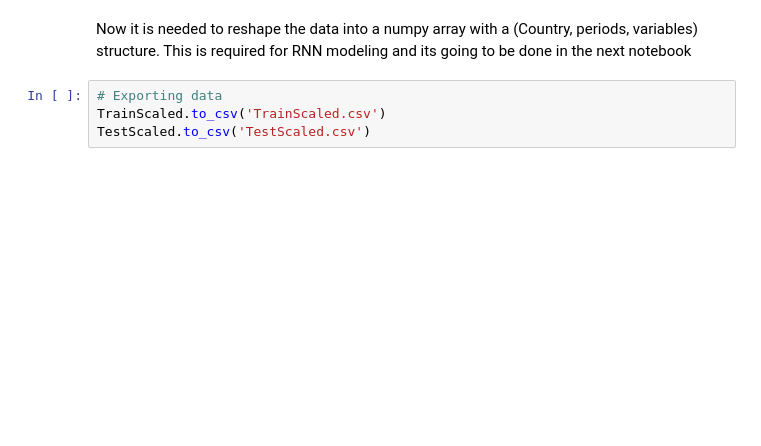
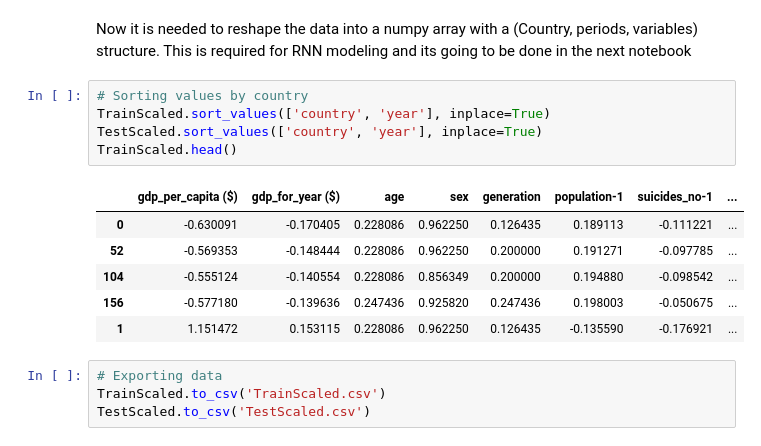
Before and after one commit to j220493/panelDataModelling, a Jupyter notebook: 2. Data Preparation.ipynb, the cells around one changed output. Saved outputs shown, nothing was run; the diff lists cells and outputs as text; blank space fills up the shorter version.

Commit message:
Fixing bug when exporting data

```diff
--- a/2. Data Preparation.ipynb
+++ b/2. Data Preparation.ipynb
@@ -259,6 +259,18 @@ TestScaled.head()
 # %% [markdown]
 Now it is needed to reshape the data into a numpy array with a (Country, periods, variables) structure. This is required for RNN modeling and its going to be done in the next notebook
 # %%
-# Exporting data
-TrainScaled.to_csv('TrainScaled.csv')
-TestScaled.to_csv('TestScaled.csv')
+# Sorting values by country
+TrainScaled.sort_values(['country', 'year'], inplace=True)
+TestScaled.sort_values(['country', 'year'], inplace=True)
+TrainScaled.head()
+# %% [output]
+|  | gdp_per_capita ($) | gdp_for_year ($) | age | sex | generation | population-1 | suicides_no-1 | ... |
+| 0 | -0.630091 | -0.170405 | 0.228086 | 0.962250 | 0.126435 | 0.189113 | -0.111221 | ... |
+| 52 | -0.569353 | -0.148444 | 0.228086 | 0.962250 | 0.200000 | 0.191271 | -0.097785 | ... |
+| 104 | -0.555124 | -0.140554 | 0.228086 | 0.856349 | 0.200000 | 0.194880 | -0.098542 | ... |
+| 156 | -0.577180 | -0.139636 | 0.247436 | 0.925820 | 0.247436 | 0.198003 | -0.050675 | ... |
+| 1 | 1.151472 | 0.153115 | 0.228086 | 0.962250 | 0.126435 | -0.135590 | -0.176921 | ... |
+# %%
+# Exporting data
+TrainScaled.to_csv('TrainScaled.csv')
+TestScaled.to_csv('TestScaled.csv')
```
Also changed, not shown: parts of 4 cells of this notebook.
